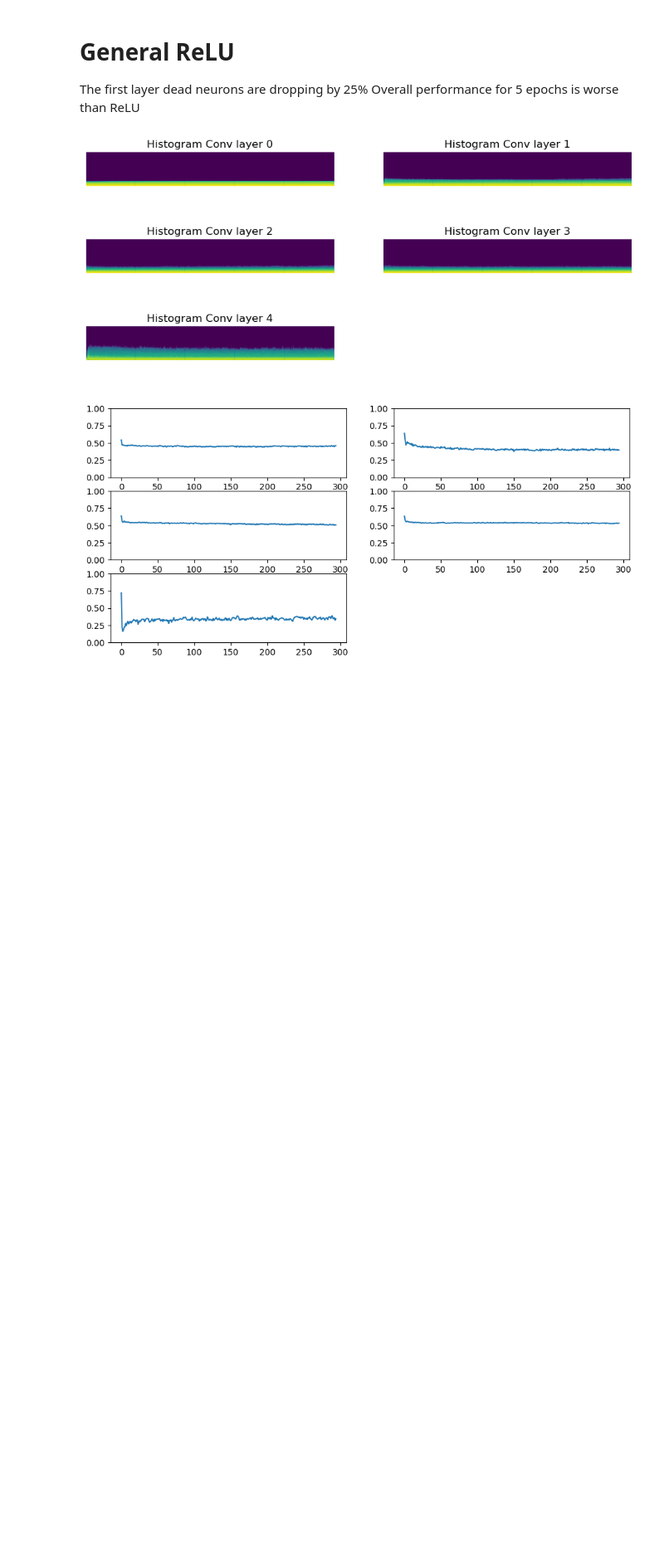
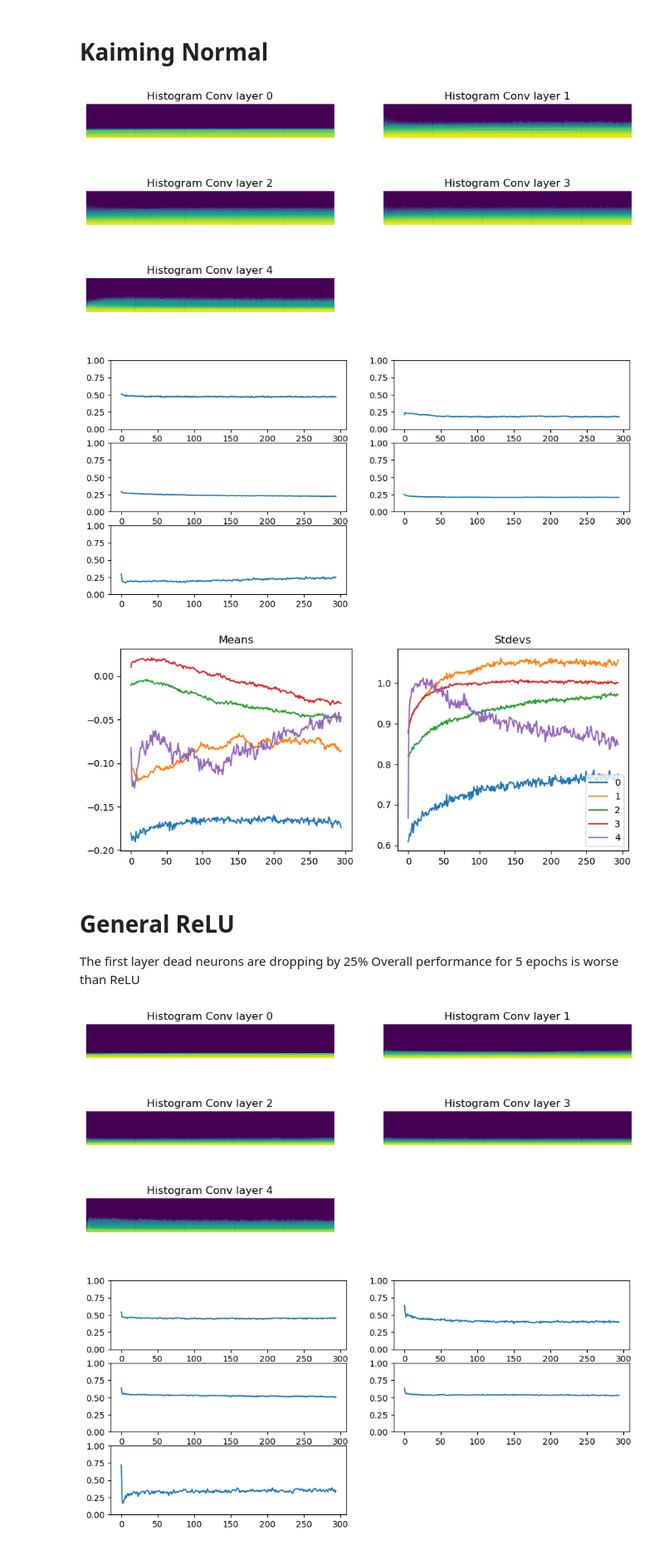
Before and after one commit to dimitarrskv/ai-shenaningans, a Jupyter notebook: fastai/index.ipynb, the cells around one changed output. Shown at 83% size. Cells and saved outputs as stored; diff of their text form; code cells hidden in the pictures; blank space fills up the shorter version.

```diff
--- a/fastai/index.ipynb
+++ b/fastai/index.ipynb
@@ -64,3 +70,13 @@ fit(get_model(), xtra_cbs=[astats], epochs=5)
+# %% [markdown]
+# Kaiming Normal
+# %%
+astats.color_dim()
+astats.dead_chart()
+astats.plot_stats()
+# %% [output]
+[figure, added]
+[figure, added]
+[figure, added]
 # %% [markdown]
 # General ReLU
 
```
Also changed, not shown: parts of 4 cells of this notebook, 1 other file.
